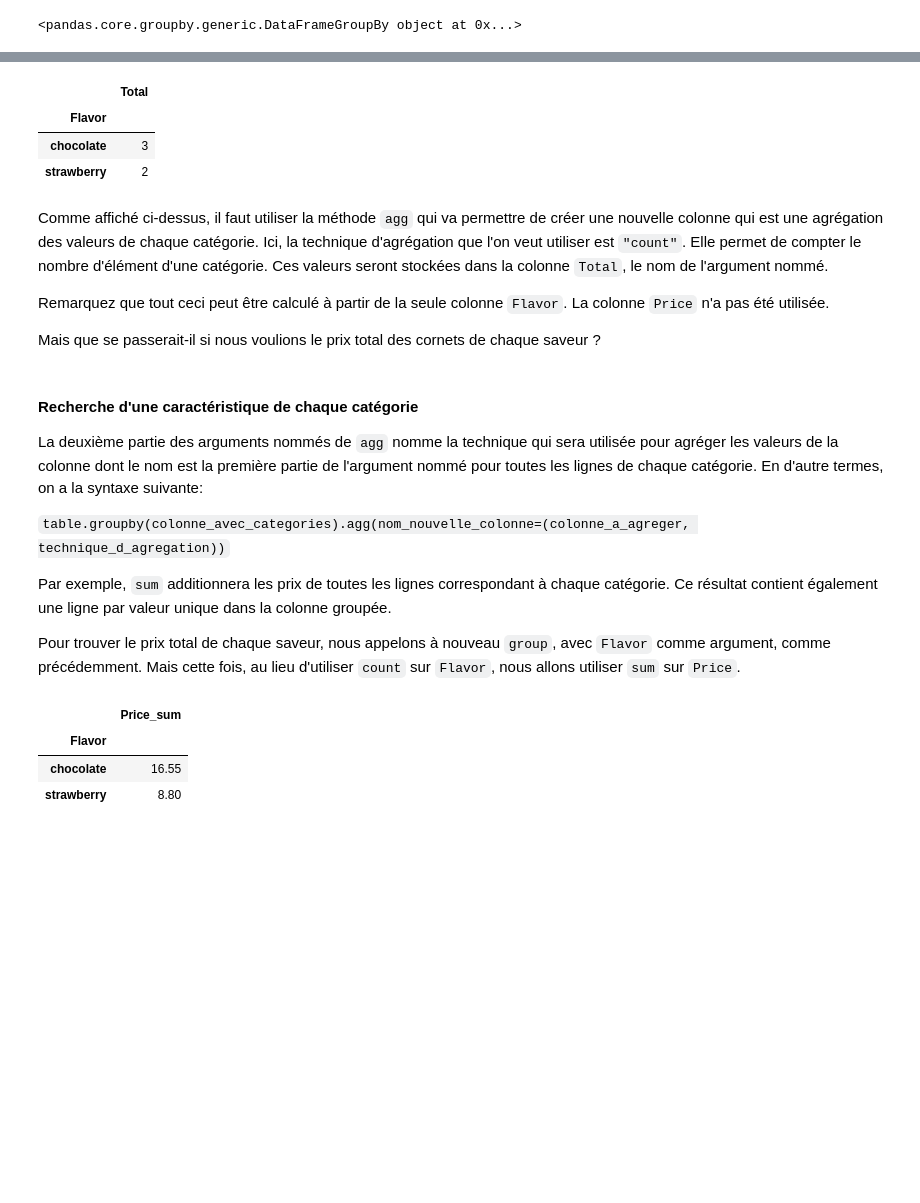
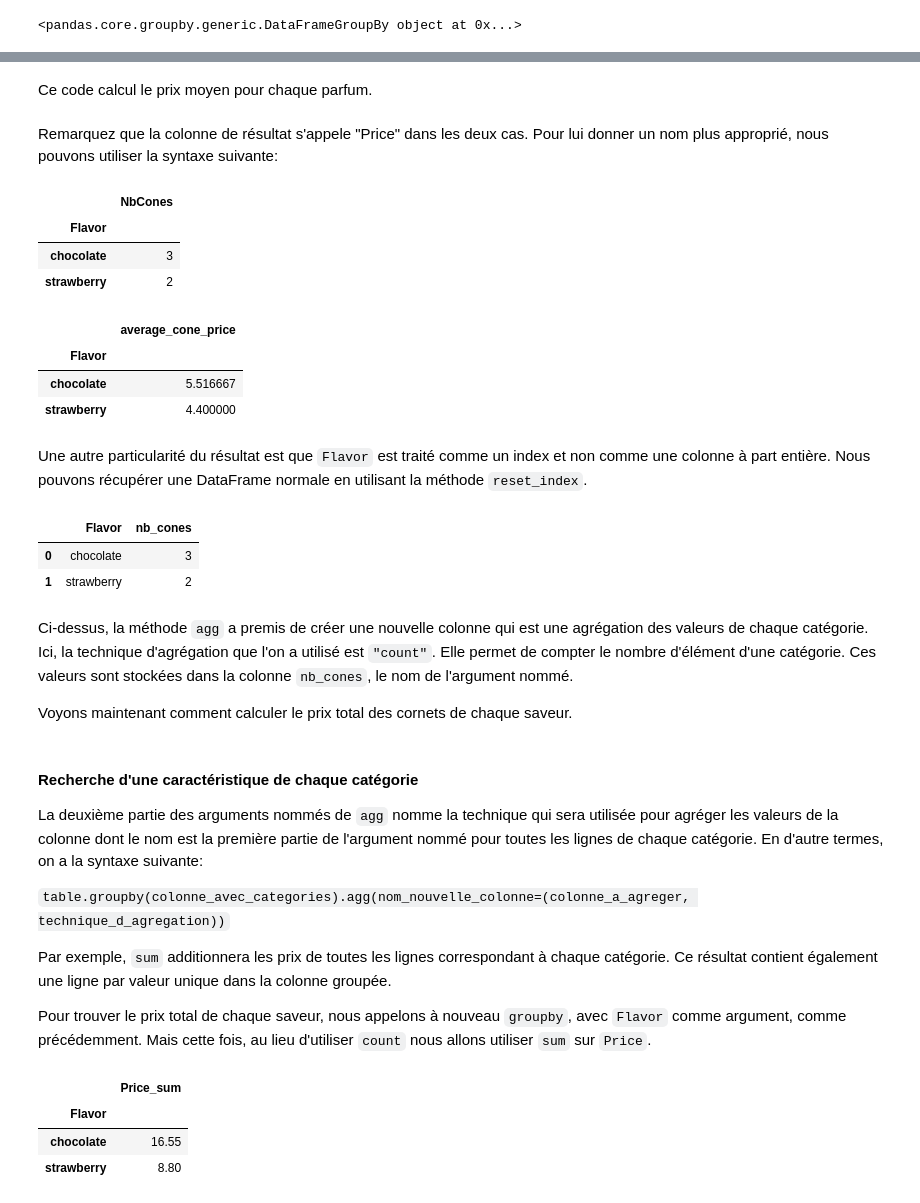
Before and after one commit to Thomas-Schatz/L1_Descartes_sciences_des_donnees, a Jupyter notebook: notes_de_cours/Séance1_CM.ipynb, the cells around one changed output, grey strips where cells are left out. Cells and saved outputs as stored; diff of their text form; code cells hidden in the pictures; blank space fills up the shorter version.

```diff
--- a/notes_de_cours/Séance1_CM.ipynb
+++ b/notes_de_cours/Séance1_CM.ipynb
@@ -1679,17 +1727,34 @@ cones.groupby('Flavor')
+# %% [markdown]
+Ce code calcul le prix moyen pour chaque parfum.
+# %% [markdown]
+Remarquez que la colonne de résultat s'appele "Price" dans les deux cas. Pour lui donner un nom plus approprié, nous pouvons utiliser la syntaxe suivante:
+# %%
+cones.groupby('Flavor').agg(nb_cones=("Price", "count"))
+# %% [output]
+|  | NbCones |
+| Flavor |  |
+| chocolate | 3 |
+| strawberry | 2 |
+# %%
+cones.groupby('Flavor').agg(average_cone_price=("Price", "mean"))
+# %% [output]
+|  | average_cone_price |
+| Flavor |  |
+| chocolate | 5.516667 |
+| strawberry | 4.400000 |
+# %% [markdown]
+Une autre particularité du résultat est que `Flavor` est traité comme un index et non comme une colonne à part entière. Nous pouvons récupérer une DataFrame normale en utilisant la méthode `reset_index`.
 # %%
-cones.groupby('Flavor').agg(Total=("Flavor", "count"))
+cones.groupby('Flavor').agg(nb_cones=("Price", "count")).reset_index()
 # %% [output]
-|  | Total |
-| Flavor |  |
-| chocolate | 3 |
-| strawberry | 2 |
+|  | Flavor | nb_cones |
+| 0 | chocolate | 3 |
+| 1 | strawberry | 2 |
 # %% [markdown]
-Comme affiché ci-dessus, il faut utiliser la méthode `agg` qui va permettre de créer une nouvelle colonne qui est une agrégation des valeurs de chaque catégorie.
-Ici, la technique d'agrégation que l'on veut utiliser est `"count"`. Elle permet de compter le nombre d'élément d'une catégorie. Ces valeurs seront stockées dans la colonne `Total`, le nom de l'argument nommé.
+Ci-dessus, la méthode `agg` a premis de créer une nouvelle colonne qui est une agrégation des valeurs de chaque catégorie.
+Ici, la technique d'agrégation que l'on a utilisé est `"count"`. Elle permet de compter le nombre d'élément d'une catégorie. Ces valeurs sont stockées dans la colonne `nb_cones`, le nom de l'argument nommé.
 
-Remarquez que tout ceci peut être calculé à partir de la seule colonne `Flavor`. La colonne `Price` n'a pas été utilisée.
-
-Mais que se passerait-il si nous voulions le prix total des cornets de chaque saveur ?
+Voyons maintenant comment calculer le prix total des cornets de chaque saveur.
 # %% [markdown]
 #### Recherche d'une caractéristique de chaque catégorie
 La deuxième partie des arguments nommés de `agg` nomme la technique qui sera utilisée pour agréger les valeurs de la colonne dont le nom est la première partie de l'argument nommé pour toutes les lignes de chaque catégorie.
@@ -1699,7 +1764,7 @@ En d'autre termes, on a la syntaxe suivante:
 
 Par exemple, `sum` additionnera les prix de toutes les lignes correspondant à chaque catégorie. Ce résultat contient également une ligne par valeur unique dans la colonne groupée.
 
-Pour trouver le prix total de chaque saveur, nous appelons à nouveau `group`, avec `Flavor` comme argument, comme précédemment. Mais cette fois, au lieu d'utiliser `count` sur `Flavor`, nous allons utiliser `sum` sur `Price`.
+Pour trouver le prix total de chaque saveur, nous appelons à nouveau `groupby`, avec `Flavor` comme argument, comme précédemment. Mais cette fois, au lieu d'utiliser `count` nous allons utiliser `sum` sur `Price`.
 # %%
 cones.groupby('Flavor').agg(Price_sum=("Price", "sum"))
 # %% [output]
```
Also changed, not shown: parts of 126 cells of this notebook.
